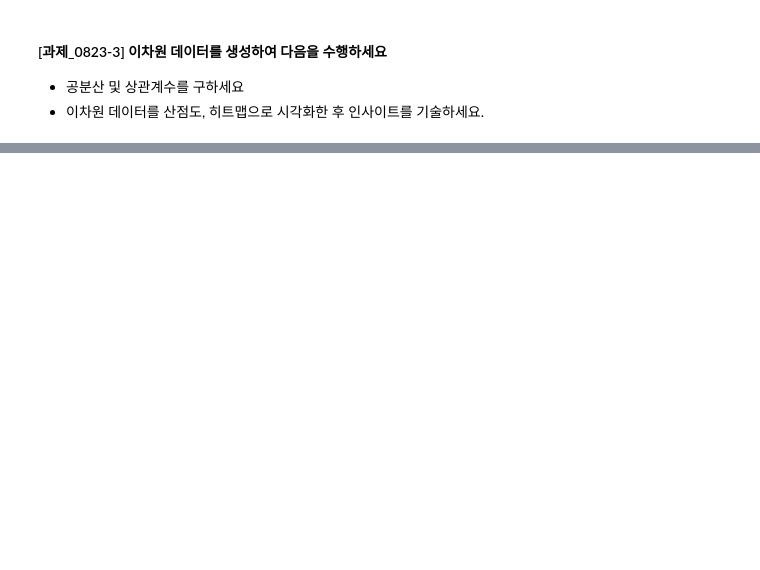
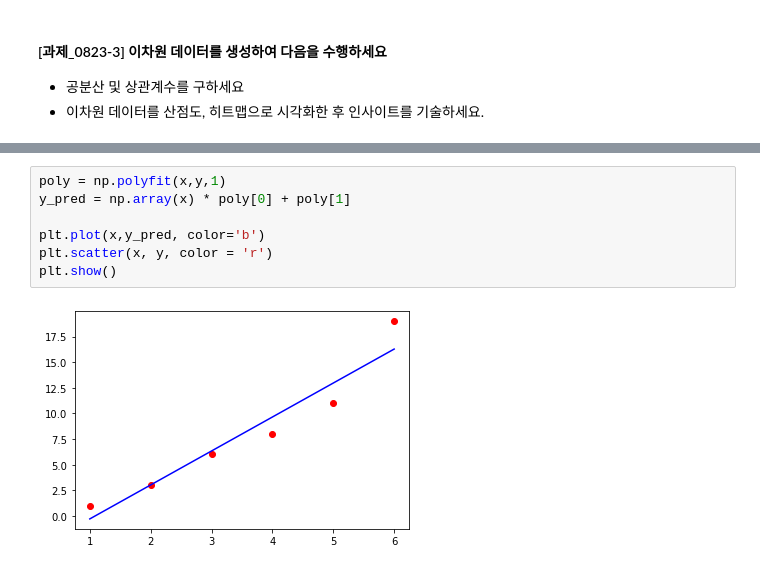
Before and after one commit to veryberry030/CAKD7, a Jupyter notebook: 수업/m3_통계/Stat_1.ipynb, the cells around one changed output, grey strips where cells are left out. Saved outputs shown, nothing was run; the diff lists cells and outputs as text; blank space fills up the shorter version.

```diff
--- a/수업/m3_통계/Stat_1.ipynb
+++ b/수업/m3_통계/Stat_1.ipynb
@@ -920,0 +1009,9 @@ plt.show()
+# %%
+poly = np.polyfit(x,y,1)
+y_pred = np.array(x) * poly[0] + poly[1]
+
+plt.plot(x,y_pred, color='b')
+plt.scatter(x, y, color = 'r')
+plt.show()
+# %% [output]
+[figure, added]
```
Also changed, not shown: parts of 55 cells of this notebook, 2 other files.
